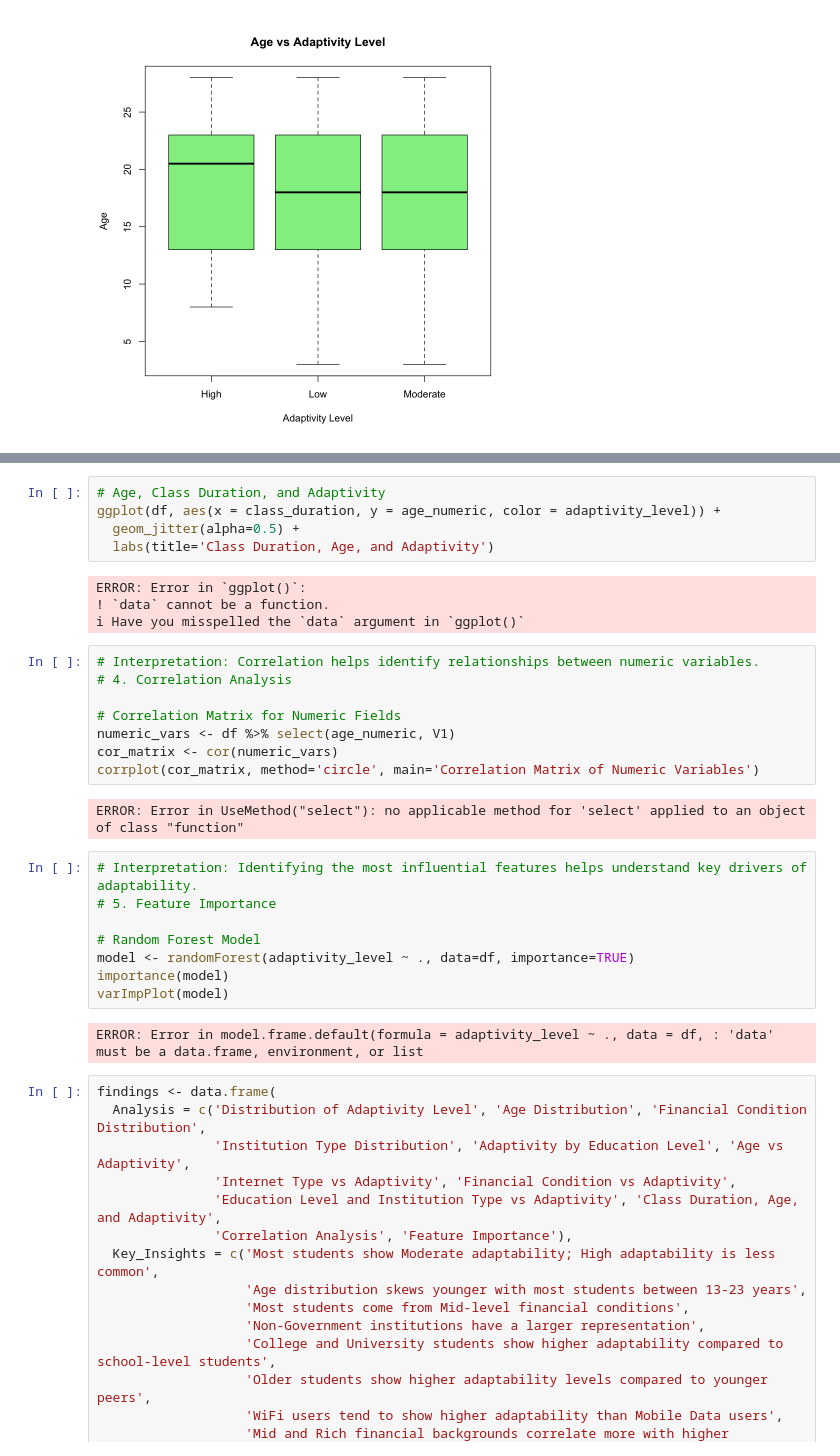
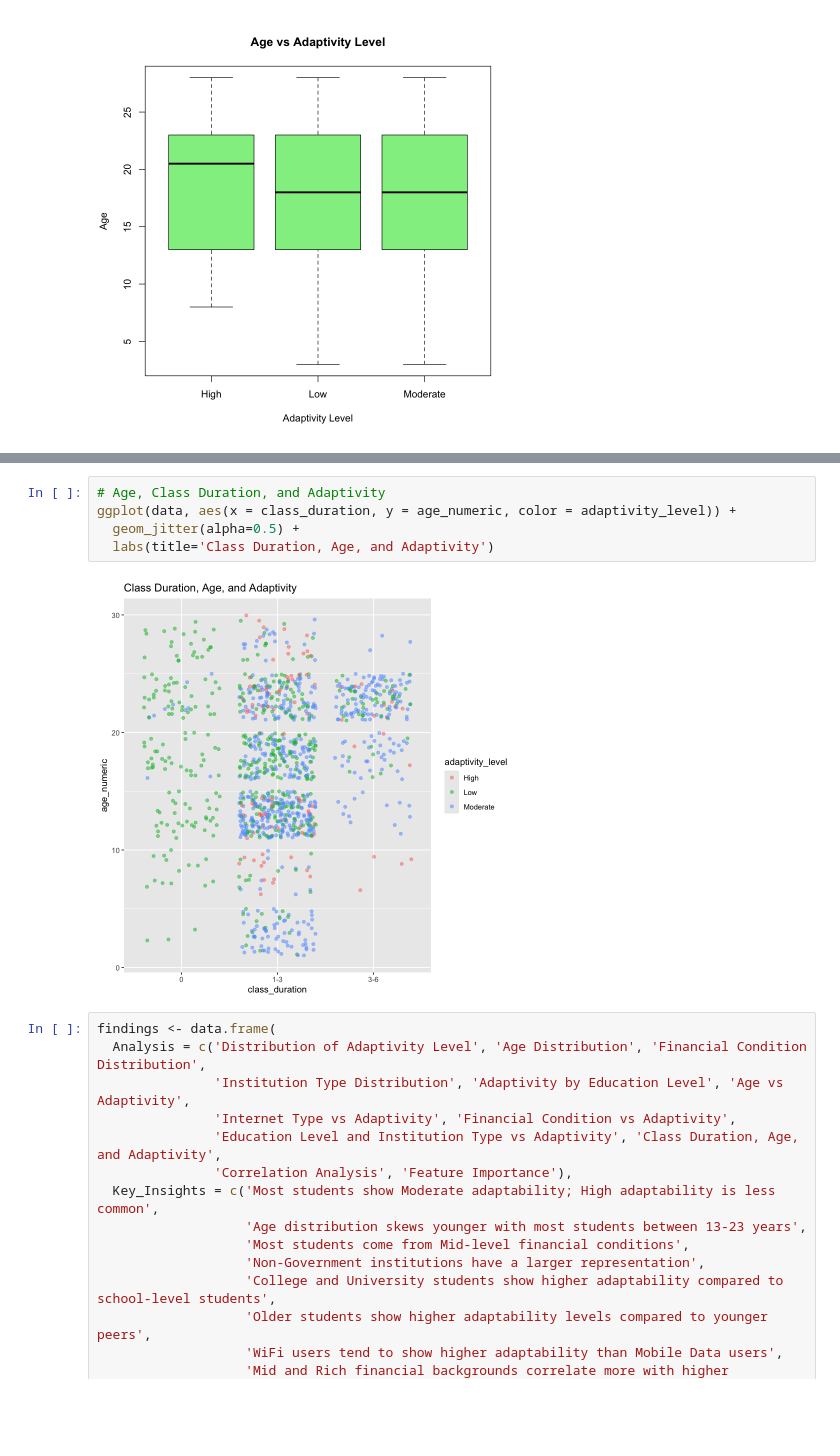
Before and after one commit to imperionite/insighted, a Jupyter notebook: EDA.ipynb, the cells around one changed output, grey strips where cells are left out. Drawn from its saved outputs; the diff is of its cells as text; blank space fills up the shorter version.

Commit message:
:sparkles: (part1) add statistical analysis and logistic regression

```diff
--- a/EDA.ipynb
+++ b/EDA.ipynb
@@ -265,32 +261,10 @@ ERROR: Error in `ggplot()`:
 # %%
 # Age, Class Duration, and Adaptivity
-ggplot(df, aes(x = class_duration, y = age_numeric, color = adaptivity_level)) +
+ggplot(data, aes(x = class_duration, y = age_numeric, color = adaptivity_level)) +
   geom_jitter(alpha=0.5) +
   labs(title='Class Duration, Age, and Adaptivity')
 # %% [output]
-ERROR: Error in `ggplot()`:
-! `data` cannot be a function.
-ℹ Have you misspelled the `data` argument in `ggplot()`
+[figure, added]
-# %%
-# Interpretation: Correlation helps identify relationships between numeric variables.
-# 4. Correlation Analysis
-
-# Correlation Matrix for Numeric Fields
-numeric_vars <- df %>% select(age_numeric, V1)
-cor_matrix <- cor(numeric_vars)
-corrplot(cor_matrix, method='circle', main='Correlation Matrix of Numeric Variables')
-# %% [output]
-ERROR: Error in UseMethod("select"): no applicable method for 'select' applied to an object of class "function"
-# %%
-# Interpretation: Identifying the most influential features helps understand key drivers of adaptability.
-# 5. Feature Importance
-
-# Random Forest Model
-model <- randomForest(adaptivity_level ~ ., data=df, importance=TRUE)
-importance(model)
-varImpPlot(model)
-# %% [output]
-ERROR: Error in model.frame.default(formula = adaptivity_level ~ ., data = df, : 'data' must be a data.frame, environment, or list
 # %%
 findings <- data.frame(
   Analysis = c('Distribution of Adaptivity Level', 'Age Distribution', 'Financial Condition Distribution',
```
Also changed, not shown: parts of 16 cells of this notebook, 5 other files.
